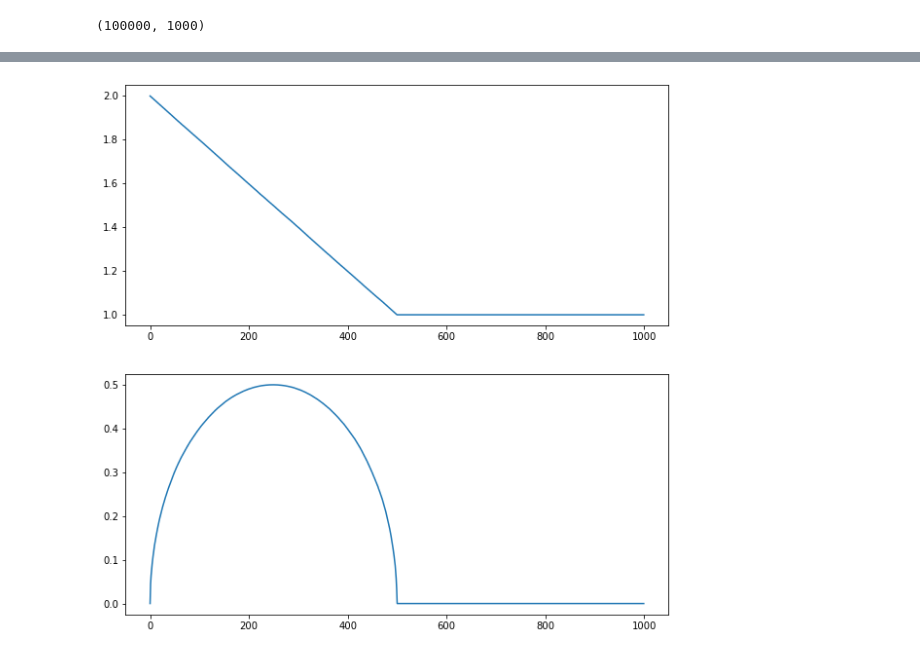
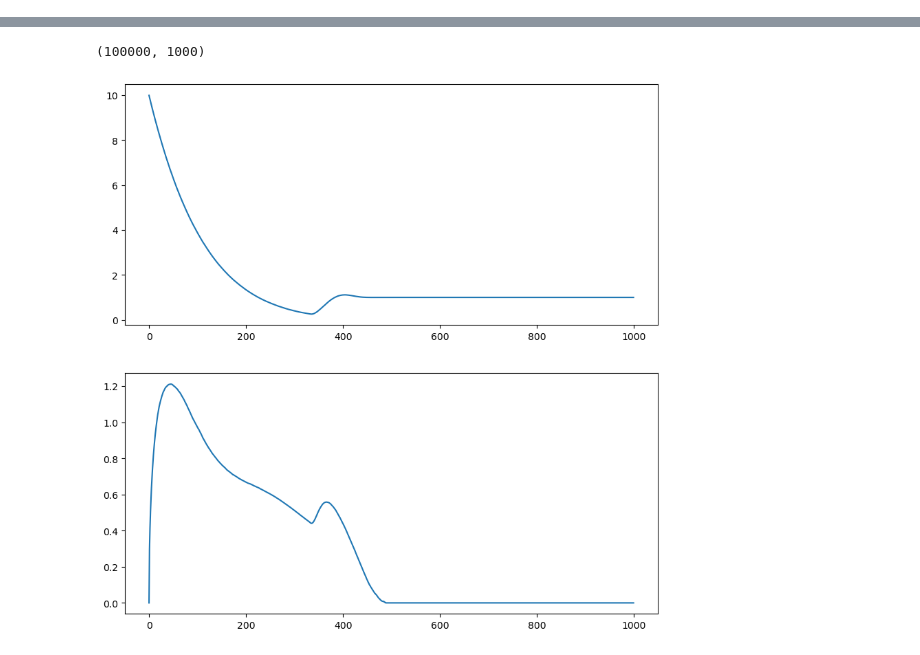
Before and after one commit to TJPaik/misc, a Jupyter notebook: EEC_example.ipynb, the cells around one changed output, grey strips where cells are left out. Drawn from its saved outputs; the diff is of its cells as text; code cells hidden in the pictures.

```diff
--- a/EEC_example.ipynb
+++ b/EEC_example.ipynb
@@ -30,9 +42,10 @@ output = Parallel(n_jobs=8, verbose=9)(
-# %%
-output = np.asarray([el for el in output if el is not None])
-print(output.shape)
-# %% [output]
-(100000, 1000)
 # %%
+output = Parallel(n_jobs=8, verbose=9)(
+    delayed(EEC.sphere.euler_characteristic)(10, 2, np.linspace(0, np.pi*2, 1000))
+    for _ in range(100000)
+)
+output = np.asarray([el for el in output if el is not None])
+print(output.shape)
 fig, axs = plt.subplots(2, 1, figsize=(10, 10))
 axs[0].plot(
     output.mean(axis=0)
@@ -45,3 +75,4 @@ plt.show()
+(100000, 1000)
-[figure, old version]
+[figure, new version]
 # %%
 output = Parallel(n_jobs=8, verbose=9)(
```
Also changed, not shown: parts of 11 cells of this notebook.
